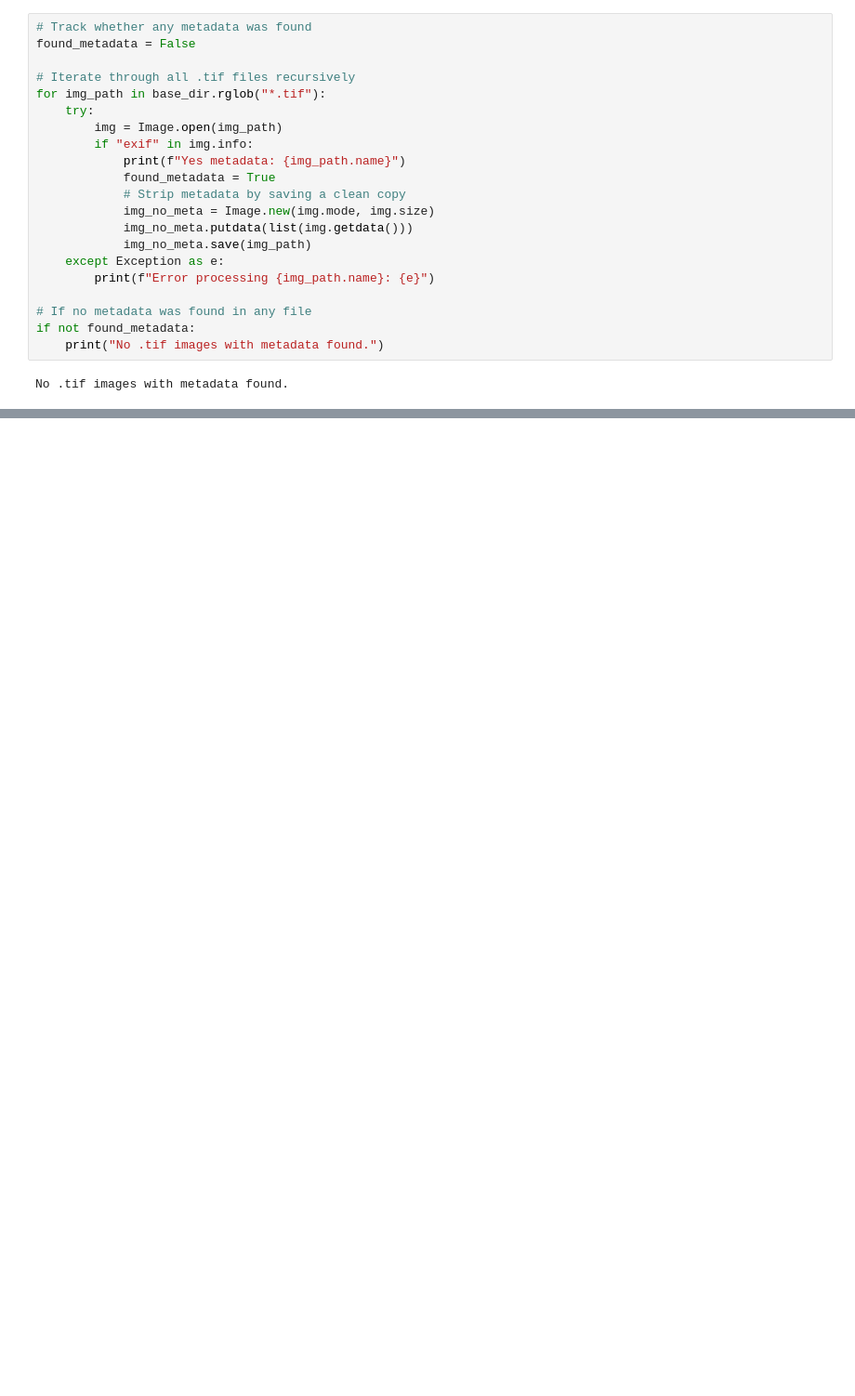
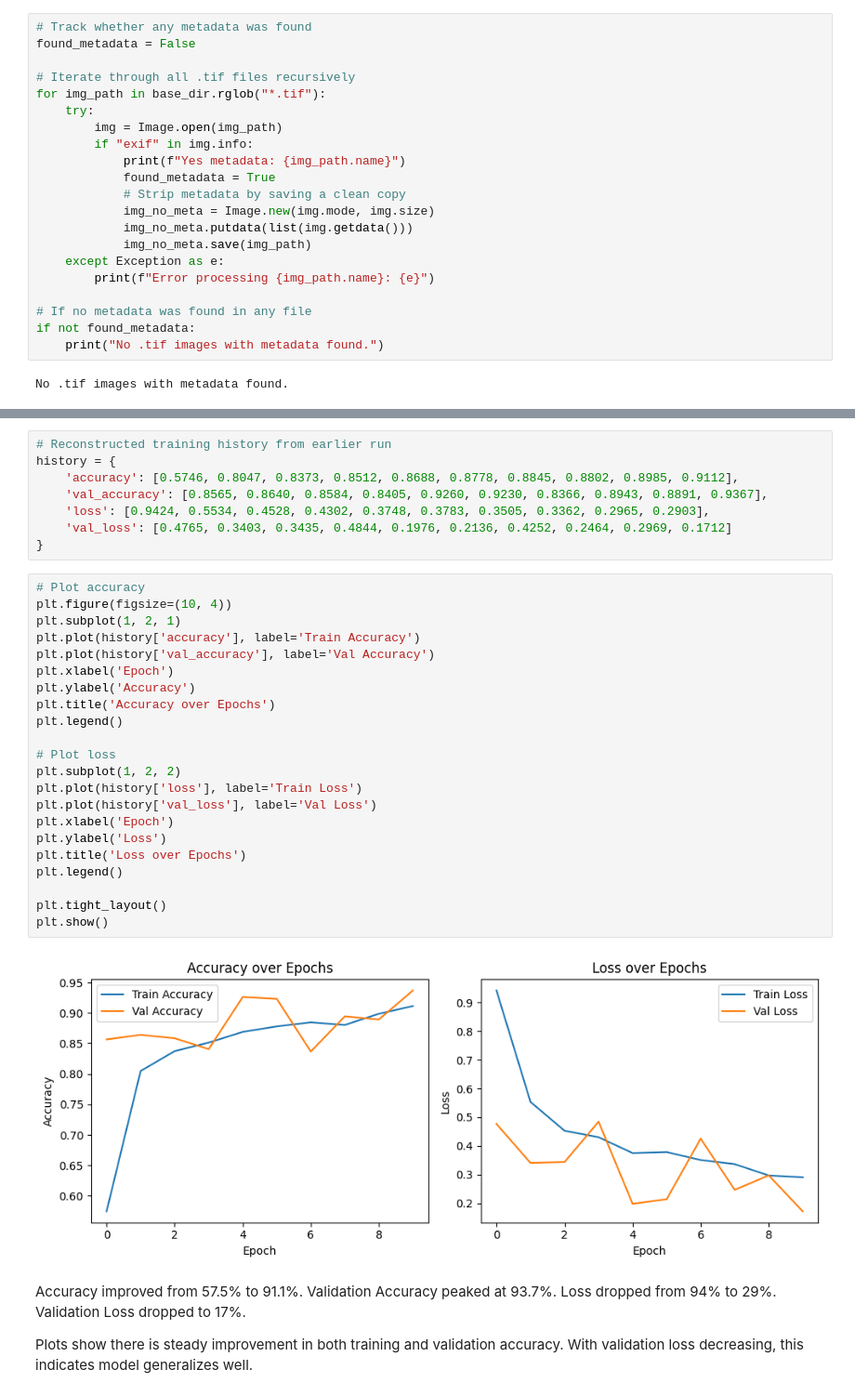
Before and after one commit to edgar-rosales95/ADS599-Capstone, a Jupyter notebook: Capstone V2.ipynb, the cells around one changed output, grey strips where cells are left out. Shown: that part at 93% size. Cells and saved outputs as stored; diff of their text form; blank space fills up the shorter version.

Commit message:
Added CNN Model

```diff
--- a/Capstone V2.ipynb
+++ b/Capstone V2.ipynb
@@ -235,0 +328,40 @@ No .tif images with metadata found.
+# %%
+# Reconstructed training history from earlier run
+history = {
+    'accuracy': [0.5746, 0.8047, 0.8373, 0.8512, 0.8688, 0.8778, 0.8845, 0.8802, 0.8985, 0.9112],
+    'val_accuracy': [0.8565, 0.8640, 0.8584, 0.8405, 0.9260, 0.9230, 0.8366, 0.8943, 0.8891, 0.9367],
+    'loss': [0.9424, 0.5534, 0.4528, 0.4302, 0.3748, 0.3783, 0.3505, 0.3362, 0.2965, 0.2903],
+    'val_loss': [0.4765, 0.3403, 0.3435, 0.4844, 0.1976, 0.2136, 0.4252, 0.2464, 0.2969, 0.1712]
+}
+# %%
+# Plot accuracy
+plt.figure(figsize=(10, 4))
+plt.subplot(1, 2, 1)
+plt.plot(history['accuracy'], label='Train Accuracy')
+plt.plot(history['val_accuracy'], label='Val Accuracy')
+plt.xlabel('Epoch')
+plt.ylabel('Accuracy')
+plt.title('Accuracy over Epochs')
+plt.legend()
+
+# Plot loss
+plt.subplot(1, 2, 2)
+plt.plot(history['loss'], label='Train Loss')
+plt.plot(history['val_loss'], label='Val Loss')
+plt.xlabel('Epoch')
+plt.ylabel('Loss')
+plt.title('Loss over Epochs')
+plt.legend()
+
+plt.tight_layout()
+plt.show()
+# %% [output]
+[figure, added]
+# %% [markdown]
+Accuracy improved from 57.5% to 91.1%.
+Validation Accuracy peaked at 93.7%.
+Loss dropped from 94% to 29%.
+Validation Loss dropped to 17%.
+
+Plots show there is steady improvement in both training and validation accuracy.
+With validation loss decreasing, this indicates model generalizes well.
```
Also changed, not shown: parts of 19 cells of this notebook.
